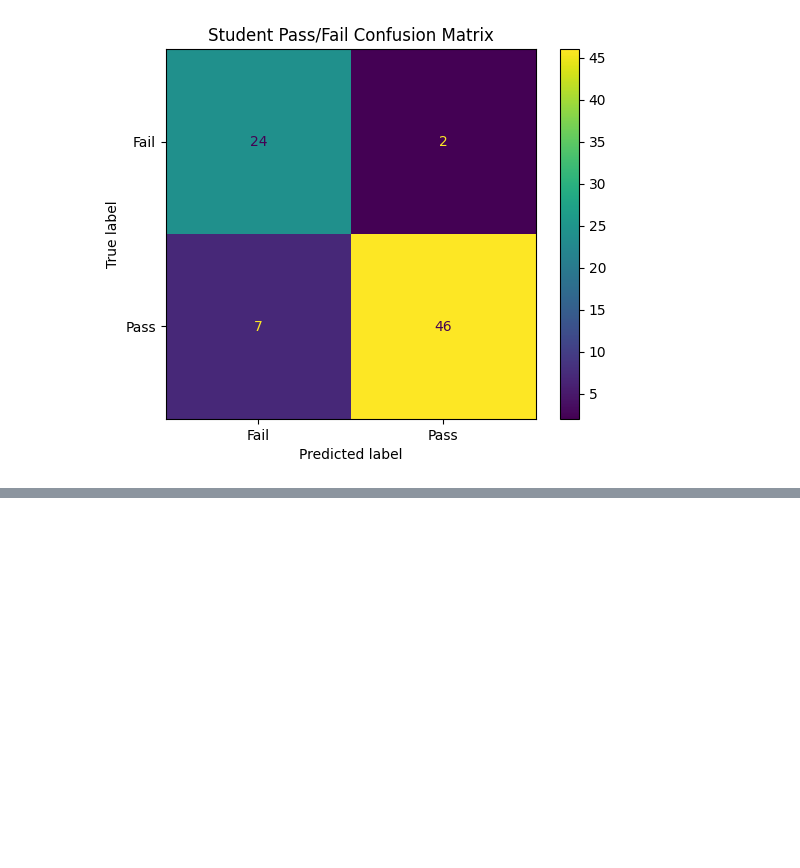
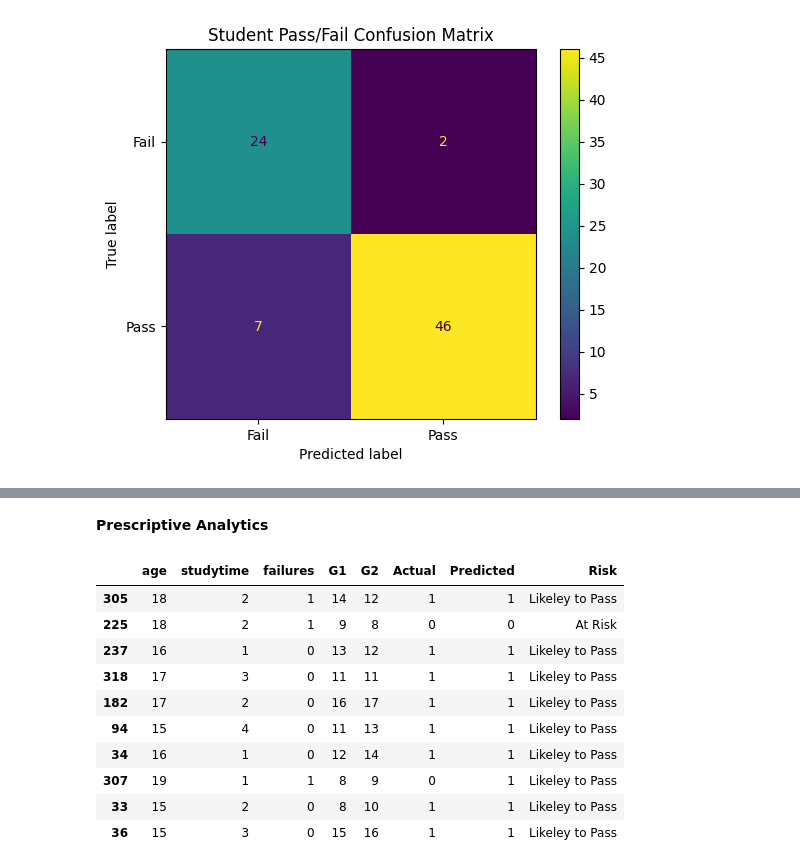
Before and after one commit to azurazynn/Data_Analytics_Programming, a Jupyter notebook: sevilleno_activity_02_data_analytics_programming.ipynb, the cells around one changed output, grey strips where cells are left out. Saved outputs shown, nothing was run; the diff lists cells and outputs as text; code cells hidden in the pictures; blank space fills up the shorter version.

```diff
--- a/sevilleno_activity_02_data_analytics_programming.ipynb
+++ b/sevilleno_activity_02_data_analytics_programming.ipynb
@@ -265,0 +287,21 @@ plt.show()
+# %% [markdown]
+**Prescriptive Analytics**
+# %%
+results["Risk"] = results["Predicted"].map({
+    0: "At Risk",
+    1: "Likeley to Pass"
+})
+
+results.head(10)
+# %% [output]
+|  | age | studytime | failures | G1 | G2 | Actual | Predicted | Risk |
+| 305 | 18 | 2 | 1 | 14 | 12 | 1 | 1 | Likeley to Pass |
+| 225 | 18 | 2 | 1 | 9 | 8 | 0 | 0 | At Risk |
+| 237 | 16 | 1 | 0 | 13 | 12 | 1 | 1 | Likeley to Pass |
+| 318 | 17 | 3 | 0 | 11 | 11 | 1 | 1 | Likeley to Pass |
+| 182 | 17 | 2 | 0 | 16 | 17 | 1 | 1 | Likeley to Pass |
+| 94 | 15 | 4 | 0 | 11 | 13 | 1 | 1 | Likeley to Pass |
+| 34 | 16 | 1 | 0 | 12 | 14 | 1 | 1 | Likeley to Pass |
+| 307 | 19 | 1 | 1 | 8 | 9 | 0 | 1 | Likeley to Pass |
+| 33 | 15 | 2 | 0 | 8 | 10 | 1 | 1 | Likeley to Pass |
+| 36 | 15 | 3 | 0 | 15 | 16 | 1 | 1 | Likeley to Pass |
```
Also changed, not shown: parts of 6 cells of this notebook.
